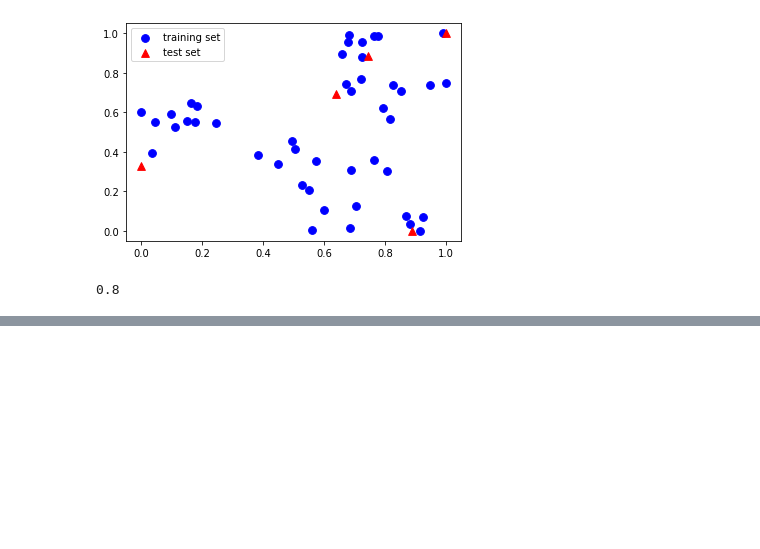
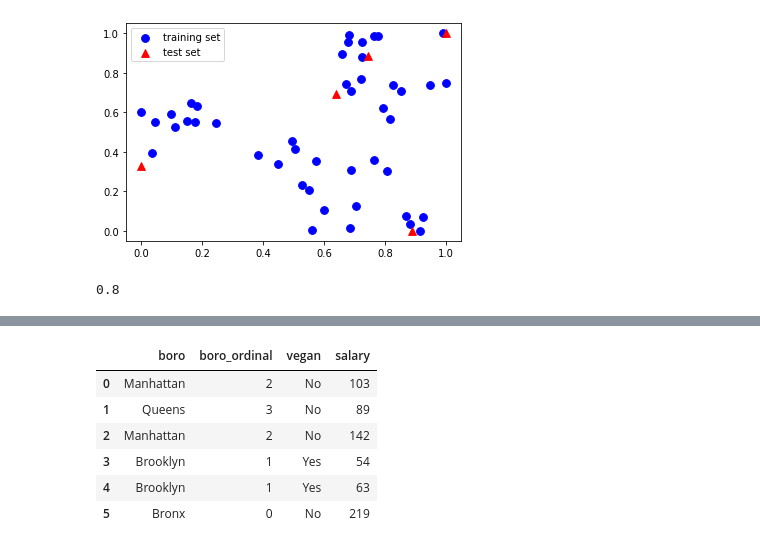
Before and after one commit to tsitsiko1/machine_learning_2, a Jupyter notebook: data_cleaning_practice/practice_solution.ipynb, the cells around one changed output, grey strips where cells are left out. Cells and saved outputs as stored; diff of their text form; code cells hidden in the pictures; blank space fills up the shorter version.

```diff
--- a/data_cleaning_practice/practice_solution.ipynb
+++ b/data_cleaning_practice/practice_solution.ipynb
@@ -116,0 +133,13 @@ pipe.score(X_test, y_test)  # apply scaling on testing data, without leaking tra
+# %%
+df['boro_ordinal'] = df.boro.astype("category").cat.codes
+# reorder columns so it looks nice
+df = df[['boro', 'boro_ordinal', 'vegan', 'salary']]
+df
+# %% [output]
+|  | boro | boro_ordinal | vegan | salary |
+| 0 | Manhattan | 2 | No | 103 |
+| 1 | Queens | 3 | No | 89 |
+| 2 | Manhattan | 2 | No | 142 |
+| 3 | Brooklyn | 1 | Yes | 54 |
+| 4 | Brooklyn | 1 | Yes | 63 |
+| 5 | Bronx | 0 | No | 219 |
```
Also changed, not shown: parts of 16 cells of this notebook.
